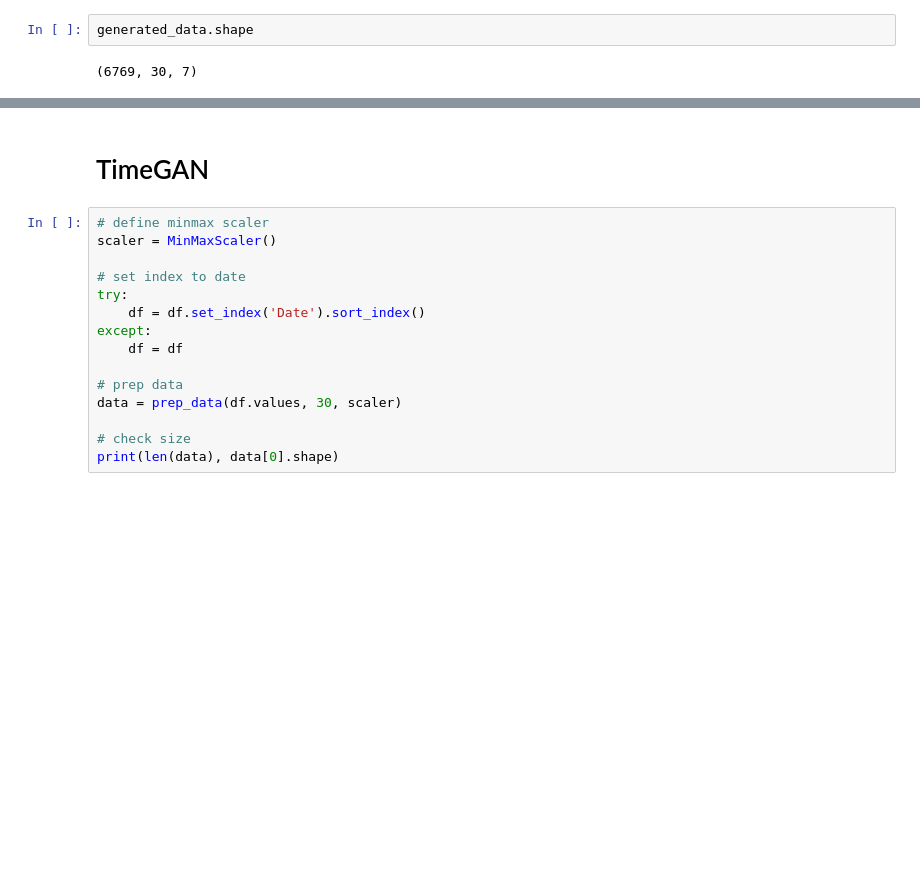
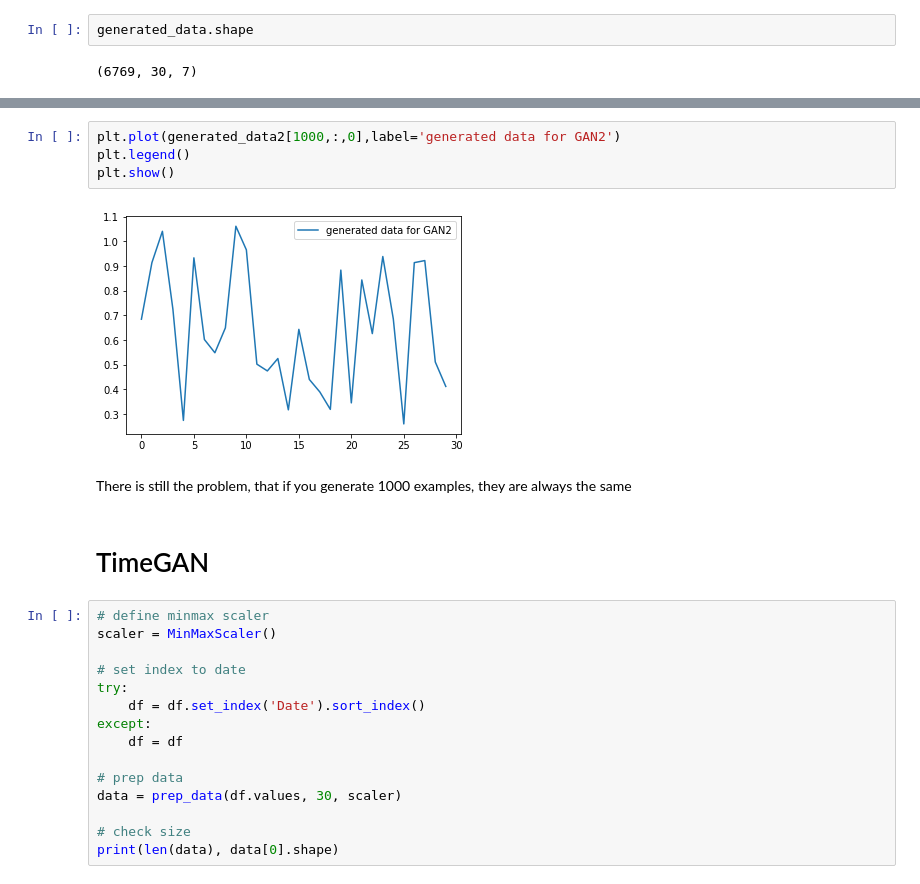
Before and after one commit to ofilion/financial-data-generation, a Jupyter notebook: Project.ipynb, the cells around one changed output, grey strips where cells are left out. Saved outputs shown, nothing was run; the diff lists cells and outputs as text; blank space fills up the shorter version.

```diff
--- a/Project.ipynb
+++ b/Project.ipynb
@@ -210,3 +277,11 @@ plt.show()
+# %%
+plt.plot(generated_data2[1000,:,0],label='generated data for GAN2')
+plt.legend()
+plt.show()
+# %% [output]
+[figure, added]
+# %% [markdown]
+There is still the problem, that if you generate 1000 examples, they are always the same
 # %% [markdown]
 # TimeGAN
 # %%
```
Also changed, not shown: parts of 31 cells of this notebook, 3 other files.
